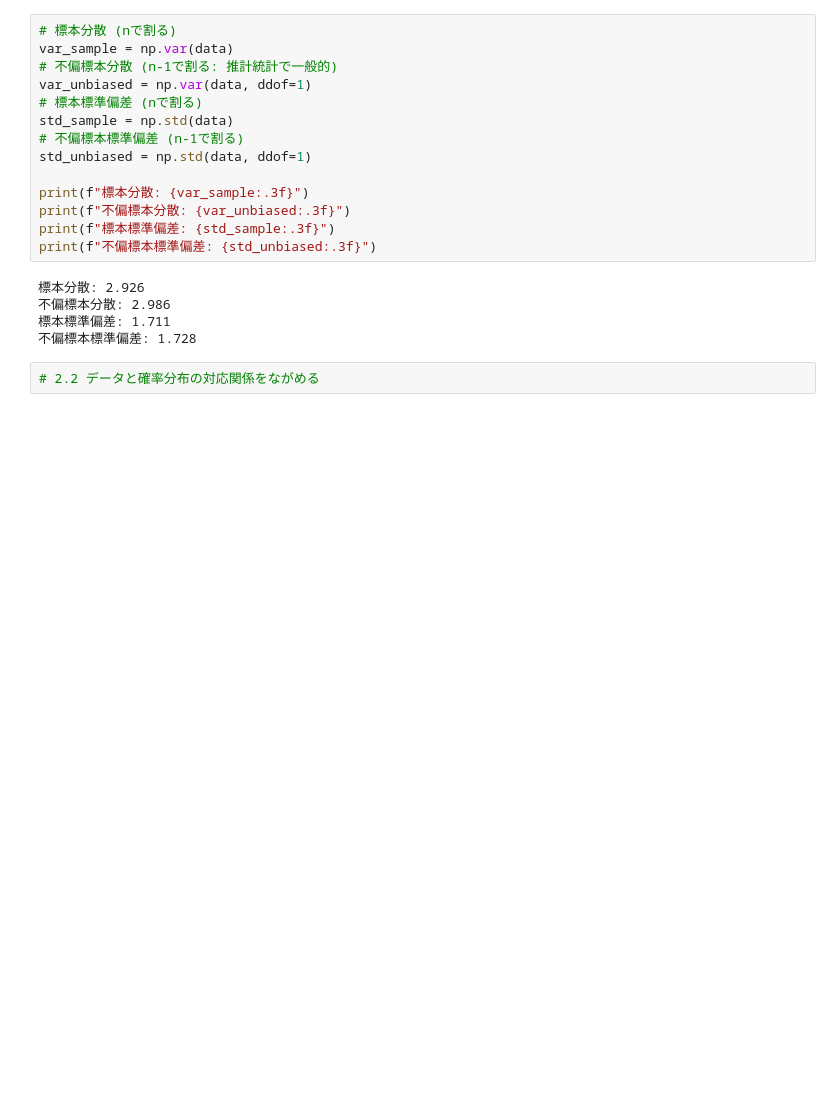
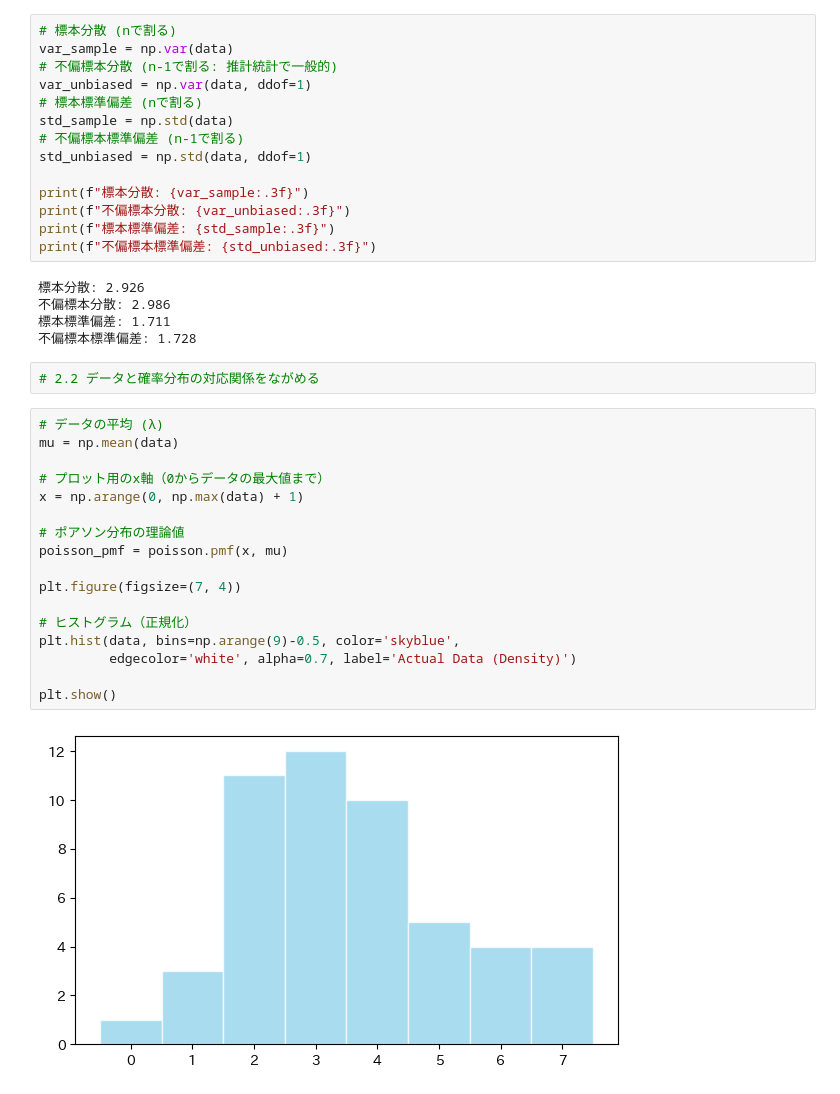
Before and after one commit to morison28/ds_asset, a Jupyter notebook: B01/ch02.ipynb, the cells around one changed output. Drawn from its saved outputs; the diff is of its cells as text; blank space fills up the shorter version.

```diff
--- a/B01/ch02.ipynb
+++ b/B01/ch02.ipynb
@@ -77,3 +77,22 @@ print(f"不偏標本標準偏差: {std_unbiased:.3f}")
 不偏標本標準偏差: 1.728
 # %%
 # 2.2 データと確率分布の対応関係をながめる
+# %%
+# データの平均 (λ)
+mu = np.mean(data)
+
+# プロット用のx軸（0からデータの最大値まで）
+x = np.arange(0, np.max(data) + 1)
+
+# ポアソン分布の理論値
+poisson_pmf = poisson.pmf(x, mu)
+
+plt.figure(figsize=(7, 4))
+
+# ヒストグラム（正規化）
+plt.hist(data, bins=np.arange(9)-0.5, color='skyblue',
+         edgecolor='white', alpha=0.7, label='Actual Data (Density)')
+
+plt.show()
+# %% [output]
+[figure, added]
```
Also changed, not shown: parts of 11 cells of this notebook.
